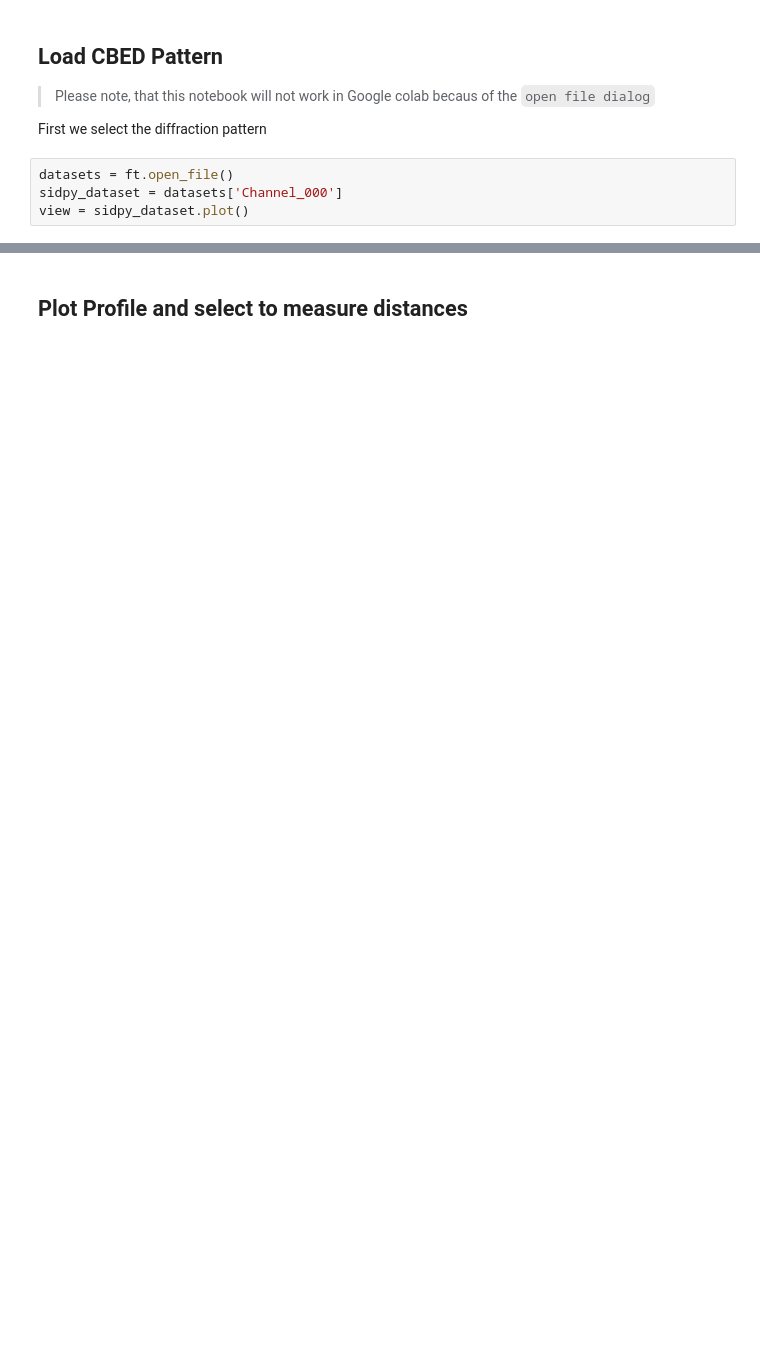
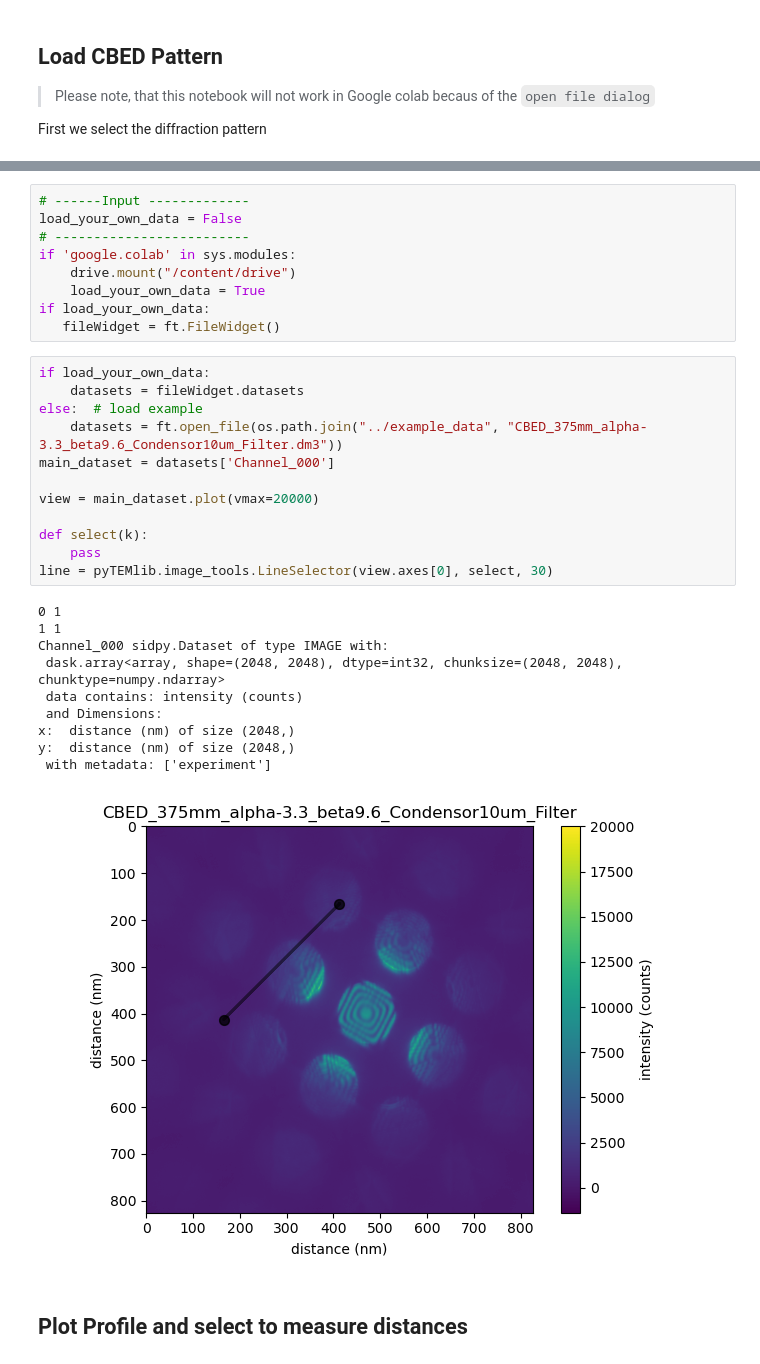
Before and after one commit to gduscher/MSE672-Introduction-to-TEM, a Jupyter notebook: Homework/Homework06-TwoBeam.ipynb, the cells around one changed output, grey strips where cells are left out. Drawn from its saved outputs; the diff is of its cells as text; blank space fills up the shorter version.

```diff
--- a/Homework/Homework06-TwoBeam.ipynb
+++ b/Homework/Homework06-TwoBeam.ipynb
@@ -84,7 +117,3 @@ Using kinematic_scattering library version {_version_ }  by G.Duscher
 >Please note, that this notebook will not work in Google colab becaus of the ``open file dialog``
 >
 First we select the diffraction pattern
-# %%
-datasets = ft.open_file()
-sidpy_dataset = datasets['Channel_000']
-view = sidpy_dataset.plot()
@@ -164,3 +120,35 @@ plt.imshow(selection)
+# %%
+# ------Input -------------
+load_your_own_data = False
+# -------------------------
+if 'google.colab' in sys.modules:
+    drive.mount("/content/drive")
+    load_your_own_data = True
+if load_your_own_data:
+   fileWidget = ft.FileWidget()
+# %%
+if load_your_own_data:
+    datasets = fileWidget.datasets
+else:  # load example
+    datasets = ft.open_file(os.path.join("../example_data", "CBED_375mm_alpha-3.3_beta9.6_Condensor10um_Filter.dm3"))
+main_dataset = datasets['Channel_000']
+
+view = main_dataset.plot(vmax=20000)
+
+def select(k):
+    pass
+line = pyTEMlib.image_tools.LineSelector(view.axes[0], select, 30)
+# %% [output]
+0 1
+1 1
+Channel_000 sidpy.Dataset of type IMAGE with:
+ dask.array<array, shape=(2048, 2048), dtype=int32, chunksize=(2048, 2048), chunktype=numpy.ndarray>
+ data contains: intensity (counts)
+ and Dimensions:
+x:  distance (nm) of size (2048,)
+y:  distance (nm) of size (2048,)
+ with metadata: ['experiment']
+[figure, added]
 # %% [markdown]
 ## Plot Profile and select to measure distances
 # %%
```
Also changed, not shown: parts of 14 cells of this notebook, 8 other files.
